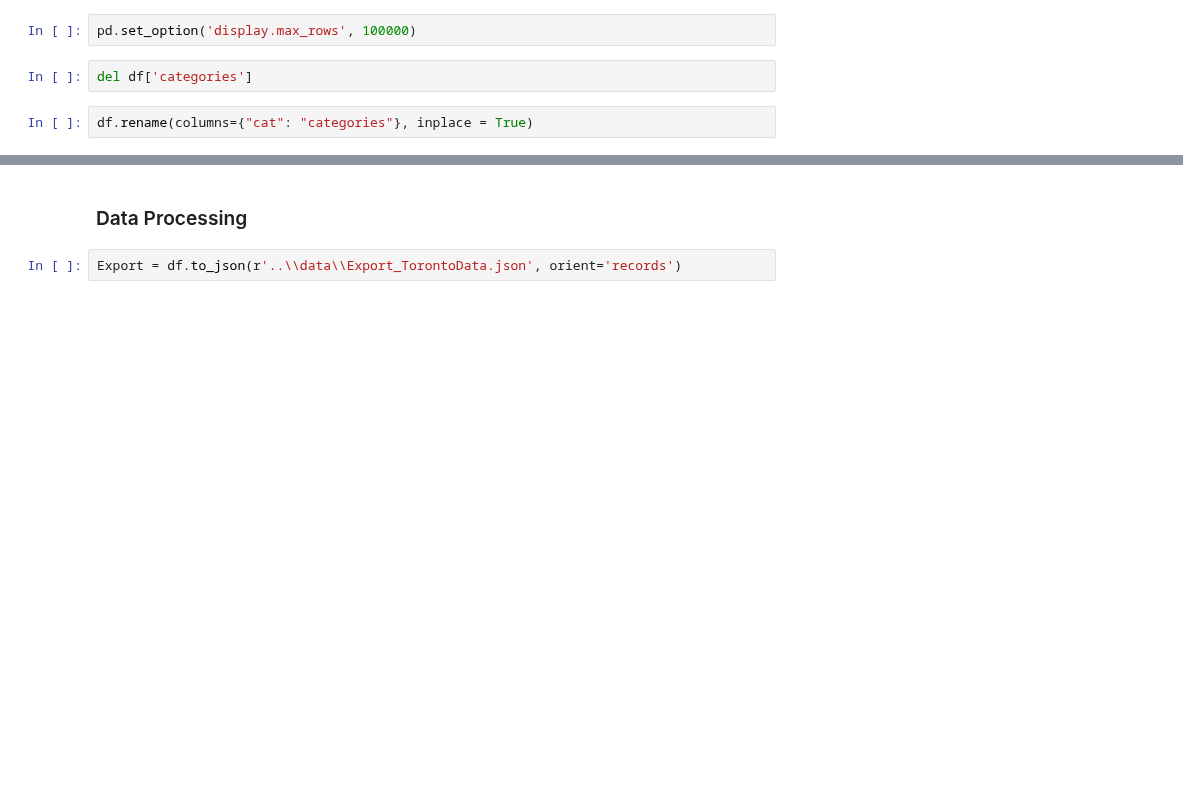
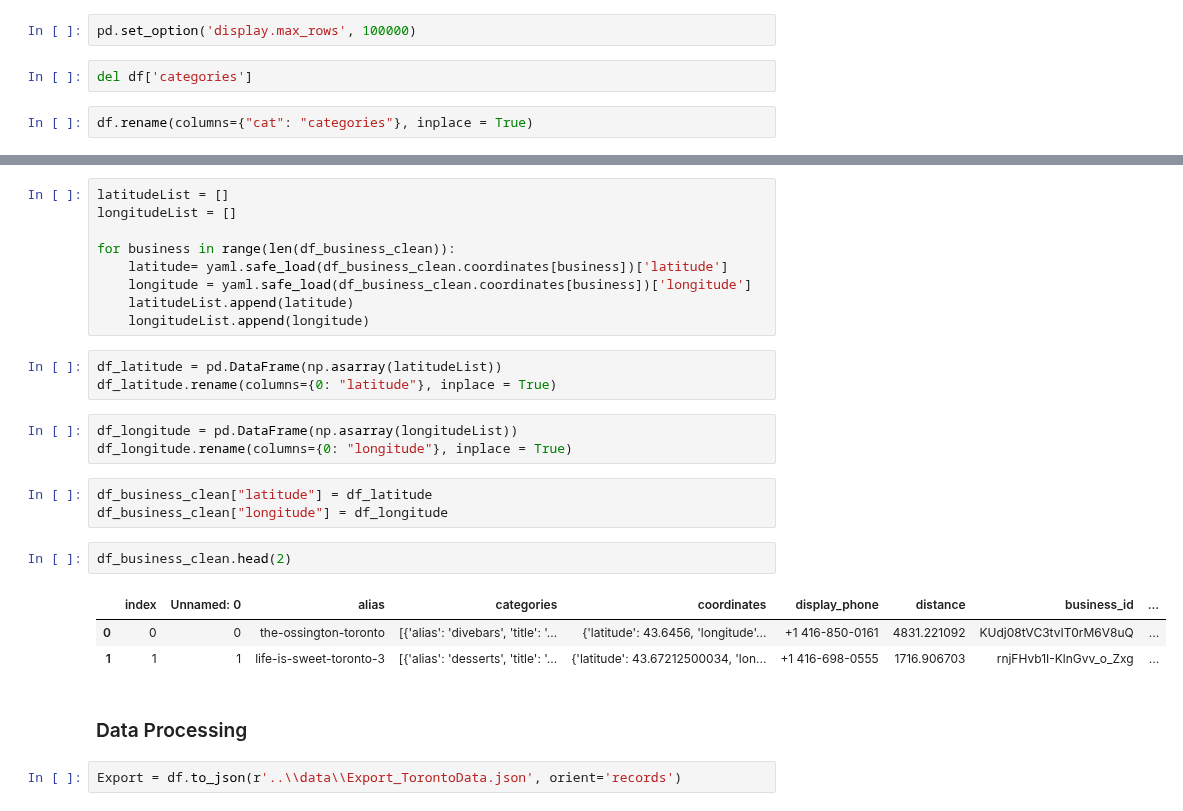
Before and after one commit to TinaBBB/iNAGO_RecSys, a Jupyter notebook: Yelp_data_exploration/Yelp_Toronto_data-final-version.ipynb, the cells around one changed output, grey strips where cells are left out. Cells and saved outputs as stored; diff of their text form; blank space fills up the shorter version.

Commit message:
new data clearning

```diff
--- a/Yelp_data_exploration/Yelp_Toronto_data-final-version.ipynb
+++ b/Yelp_data_exploration/Yelp_Toronto_data-final-version.ipynb
@@ -387,3 +205,27 @@ df
+# %%
+latitudeList = []
+longitudeList = []
+
+for business in range(len(df_business_clean)):
+    latitude= yaml.safe_load(df_business_clean.coordinates[business])['latitude']
+    longitude = yaml.safe_load(df_business_clean.coordinates[business])['longitude']
+    latitudeList.append(latitude)
+    longitudeList.append(longitude)
+# %%
+df_latitude = pd.DataFrame(np.asarray(latitudeList))
+df_latitude.rename(columns={0: "latitude"}, inplace = True)
+# %%
+df_longitude = pd.DataFrame(np.asarray(longitudeList))
+df_longitude.rename(columns={0: "longitude"}, inplace = True)
+# %%
+df_business_clean["latitude"] = df_latitude
+df_business_clean["longitude"] = df_longitude
+# %%
+df_business_clean.head(2)
+# %% [output]
+|  | index | Unnamed: 0 | alias | categories | coordinates | display_phone | distance | business_id | ... |
+| 0 | 0 | 0 | the-ossington-toronto | [{'alias': 'divebars', 'title': '... | {'latitude': 43.6456, 'longitude'... | +1 416-850-0161 | 4831.221092 | KUdj08tVC3tvIT0rM6V8uQ | ... |
+| 1 | 1 | 1 | life-is-sweet-toronto-3 | [{'alias': 'desserts', 'title': '... | {'latitude': 43.67212500034, 'lon... | +1 416-698-0555 | 1716.906703 | rnjFHvb1I-KlnGvv_o_Zxg | ... |
 # %% [markdown]
 ### Data Processing
 # %%
```
Also changed, not shown: parts of 20 cells of this notebook.
